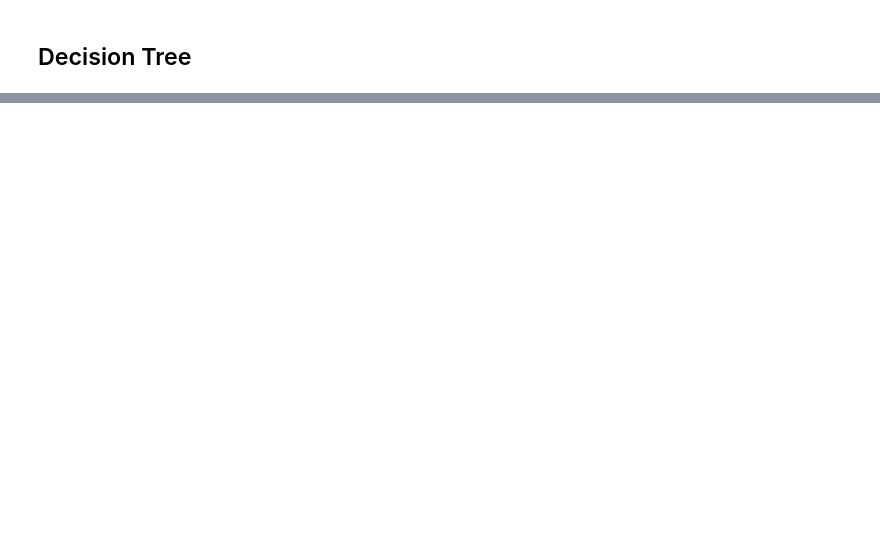
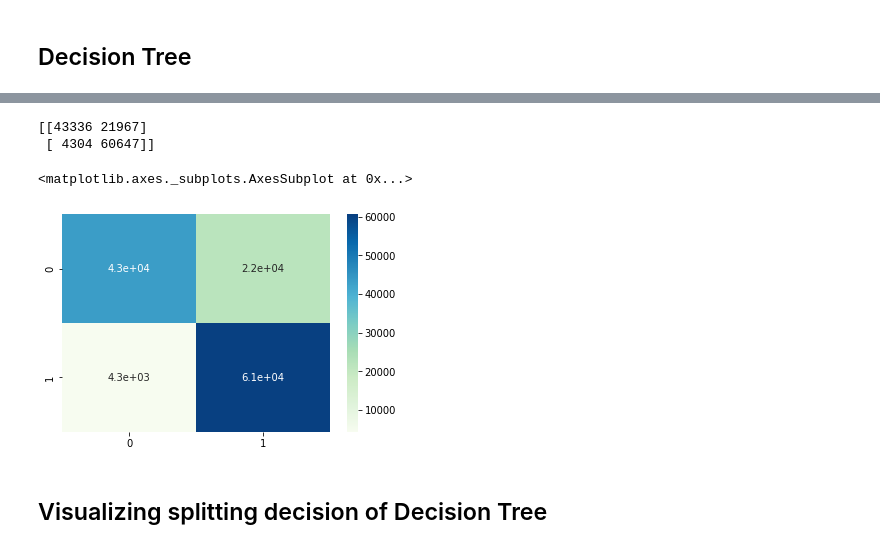
Before and after one commit to Shashwat-spyder/Health-Insurance-Cross-Sell, a Jupyter notebook: Copy_of_HEALTH_INSURANCE_CROSS_SELL_PREDICTION.ipynb, the cells around one changed output, grey strips where cells are left out. Saved outputs shown, nothing was run; the diff lists cells and outputs as text; code cells hidden in the pictures; blank space fills up the shorter version.

```diff
--- a/Copy_of_HEALTH_INSURANCE_CROSS_SELL_PREDICTION.ipynb
+++ b/Copy_of_HEALTH_INSURANCE_CROSS_SELL_PREDICTION.ipynb
@@ -498,0 +583,16 @@ print(auc)
+# %%
+xgb=XGBClassifier()
+XGB_fit=xgb.fit(X_train, y_train)
+y_predictXGB = XGB_fit.predict(X_test)
+XGB_probability = XGB_fit.predict_proba(X_test)[:,1]
+
+acc_xgb=accuracy_score(y_test,y_predictXGB)
+recall_xgb=recall_score(y_test,y_predictXGB)
+precision_xgb=precision_score(y_test,y_predictXGB)
+f1score_xgb=f1_score(y_test,y_predictXGB)
+
+AUC_xgb=roc_auc_score(y_test,XGB_probability)
+
+
+print(accuracy_score(y_predictXGB,y_test))
+print("ROC_AUC Score:",AUC_xgb)
@@ -498,0 +613,11 @@ print(auc)
+# %%
+cmXGB=confusion_matrix(y_test,y_predictXGB)
+print(cmXGB)
+sns.heatmap(cmXGB,annot=True,cmap='GnBu')
+# %% [output]
+[[43336 21967]
+ [ 4304 60647]]
+<matplotlib.axes._subplots.AxesSubplot at 0x...>
+[figure, added]
+# %% [markdown]
+## Visualizing splitting decision of Decision Tree
```
Also changed, not shown: parts of 30 cells of this notebook.
